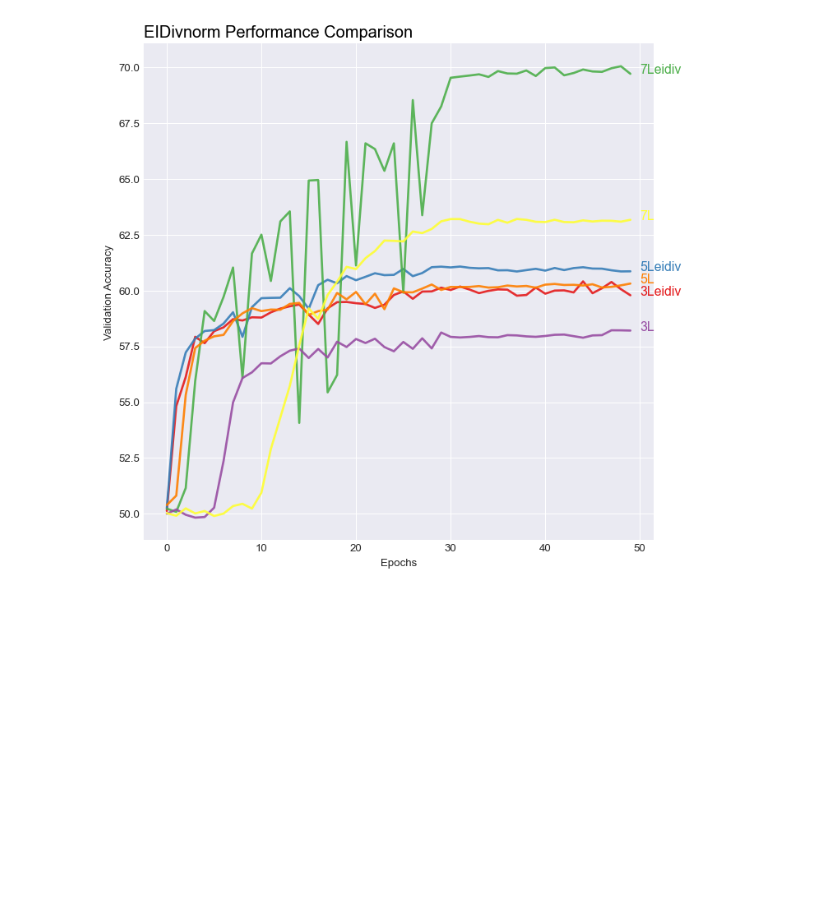
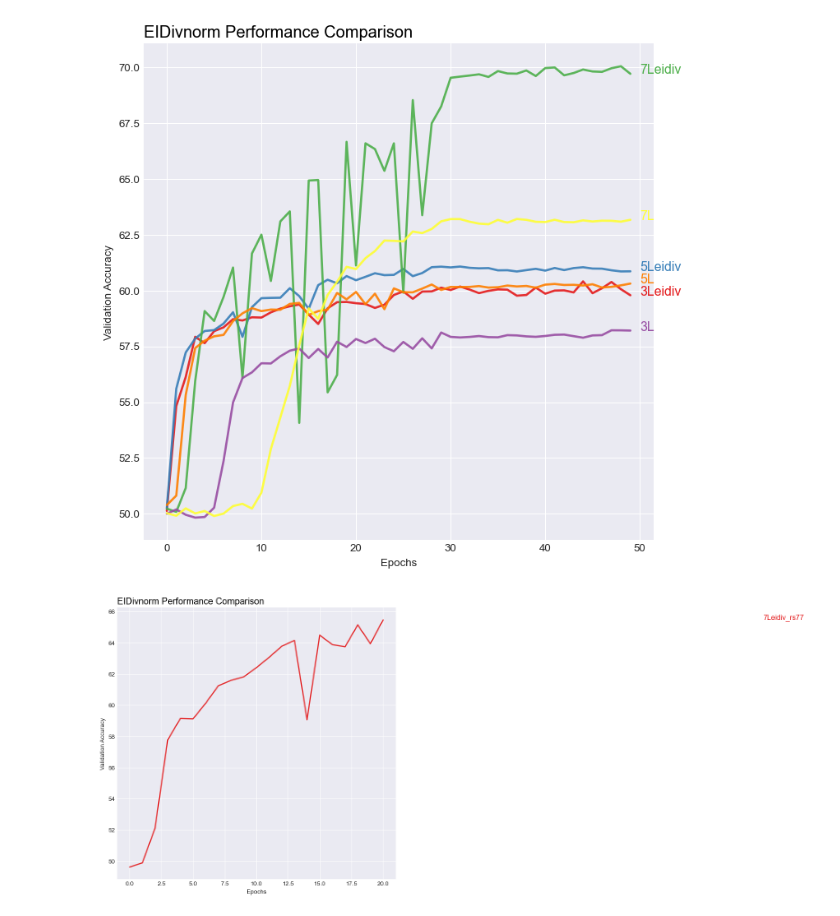
Before and after one commit to hiyuantang/marked_long, a Jupyter notebook: results/vis.ipynb, the cells around one changed output. Saved outputs shown, nothing was run; the diff lists cells and outputs as text; code cells hidden in the pictures; blank space fills up the shorter version.

Commit message:
upload new result for L7eidiv

```diff
--- a/results/vis.ipynb
+++ b/results/vis.ipynb
@@ -41,3 +43,28 @@ plt.ylabel('Validation Accuracy')
 plt.show()
 # %% [output]
 [figure]
+# %%
+L7eidiv_rs77 = get_val_results('./rs77/7Leidiv_rs77.txt')
+
+name_list = np.array(['7Leidiv_rs77'])
+lines = np.array([np.asarray(L7eidiv_rs77)])
+
+#setup plot
+plt.style.use('seaborn-darkgrid')
+dpi = 96
+plt.figure(figsize=(800/dpi, 800/dpi), dpi=dpi)
+palette = plt.get_cmap('Set1')
+#draw lines
+for i in range(lines.shape[0]):
+    plt.plot(lines[i], marker='', color=palette(i), linewidth=2, alpha=0.9, label=name_list[i])
+#mark lines
+for i in range(lines.shape[0]):
+    plt.text(50, lines[i,-1], name_list[i], horizontalalignment='left', size='large', color=palette(i))
+
+#plt.legend(loc=2, ncol=2)
+plt.title("EIDivnorm Performance Comparison", loc='left', fontsize=15, fontweight=0, color='black')
+plt.xlabel('Epochs')
+plt.ylabel('Validation Accuracy')
+plt.show()
+# %% [output]
+[figure, added]
```
Also changed, not shown: parts of 1 cell of this notebook, 4 other files.
